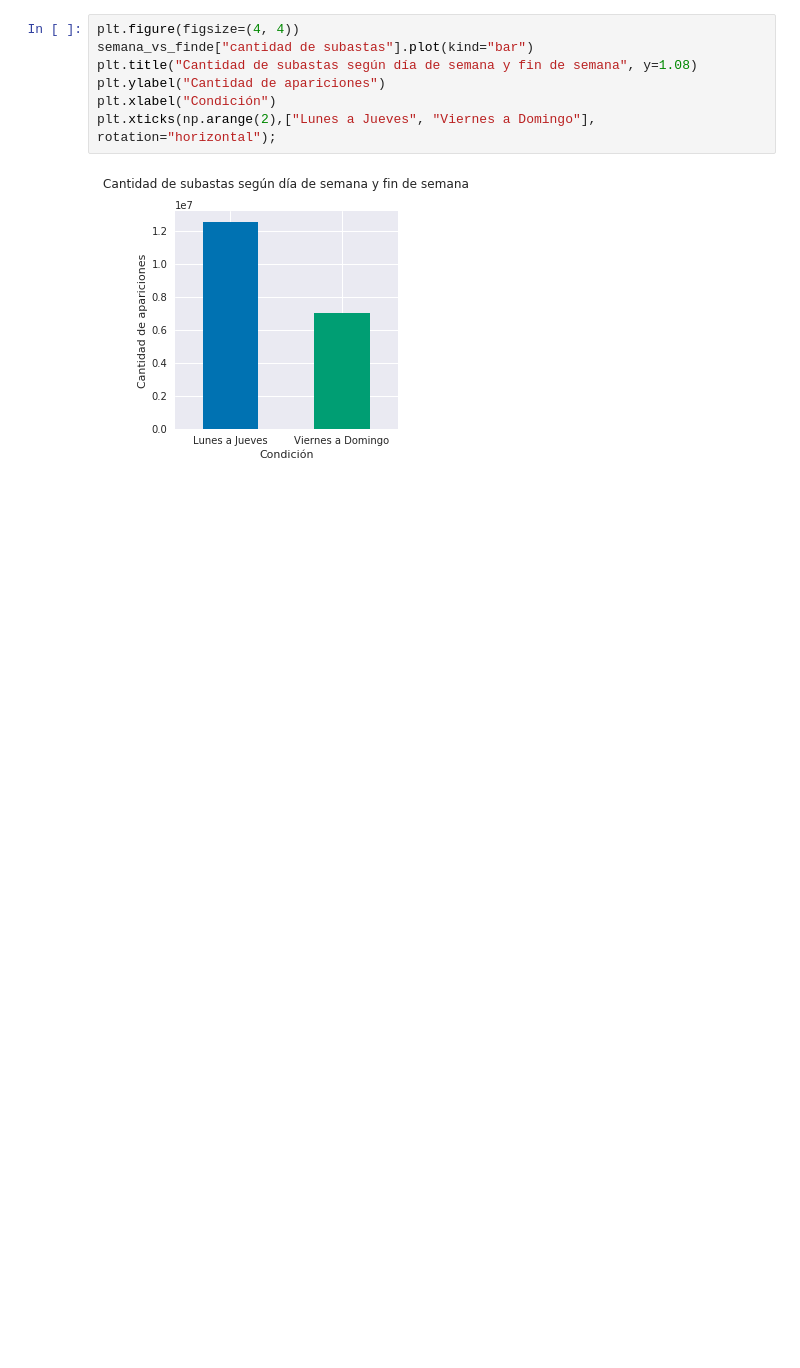
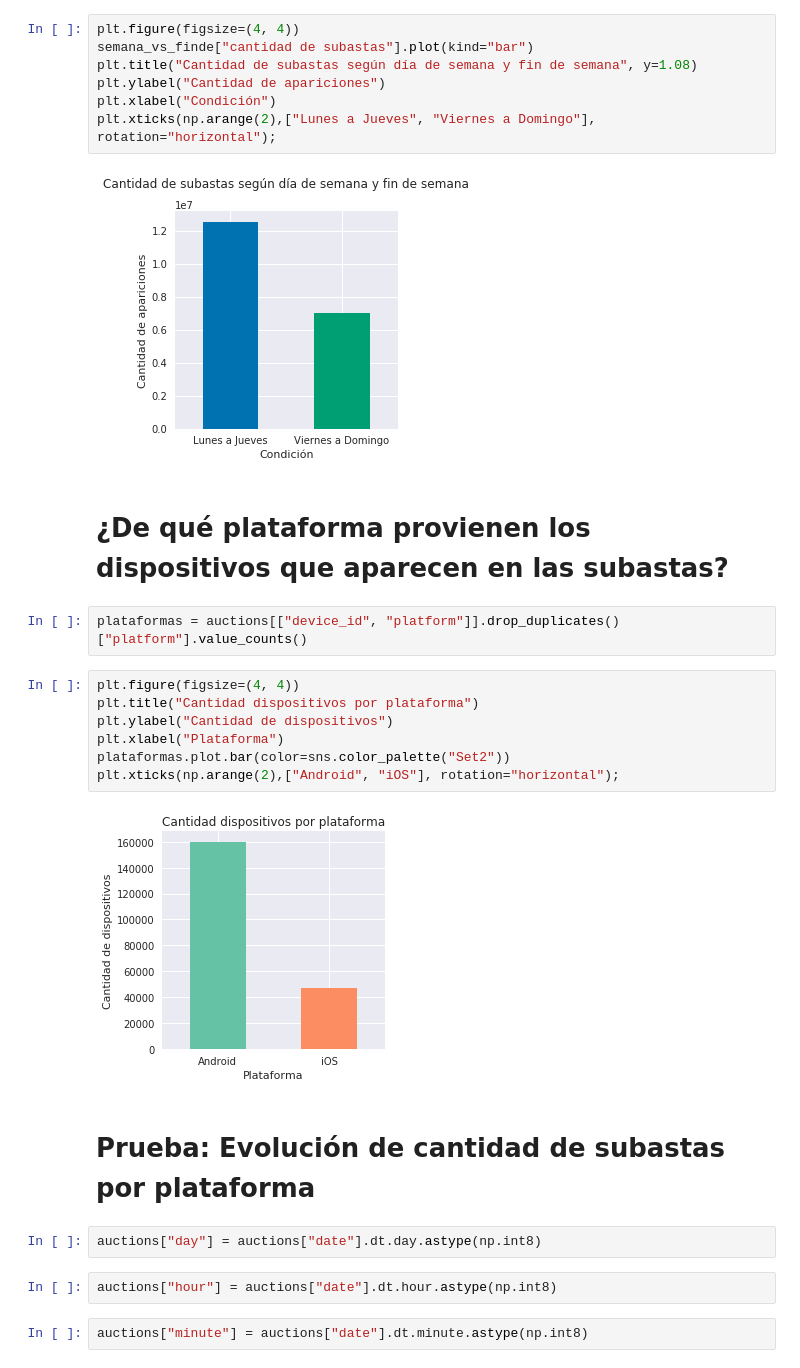
Before and after one commit to mateoicalvo/7506, a Jupyter notebook: tp1/analisis/auctions/auctions.ipynb, the cells around one changed output. Drawn from its saved outputs; the diff is of its cells as text; blank space fills up the shorter version.

```diff
--- a/tp1/analisis/auctions/auctions.ipynb
+++ b/tp1/analisis/auctions/auctions.ipynb
@@ -142,3 +142,24 @@ plt.xlabel("Condición")
 plt.xticks(np.arange(2),["Lunes a Jueves", "Viernes a Domingo"], rotation="horizontal");
 # %% [output]
 [figure]
+# %% [markdown]
+# ¿De qué plataforma provienen los dispositivos que aparecen en las subastas?
+# %%
+plataformas = auctions[["device_id", "platform"]].drop_duplicates()["platform"].value_counts()
+# %%
+plt.figure(figsize=(4, 4))
+plt.title("Cantidad dispositivos por plataforma")
+plt.ylabel("Cantidad de dispositivos")
+plt.xlabel("Plataforma")
+plataformas.plot.bar(color=sns.color_palette("Set2"))
+plt.xticks(np.arange(2),["Android", "iOS"], rotation="horizontal");
+# %% [output]
+[figure, added]
+# %% [markdown]
+# Prueba: Evolución de cantidad de subastas por plataforma
+# %%
+auctions["day"] = auctions["date"].dt.day.astype(np.int8)
+# %%
+auctions["hour"] = auctions["date"].dt.hour.astype(np.int8)
+# %%
+auctions["minute"] = auctions["date"].dt.minute.astype(np.int8)
```
Also changed, not shown: parts of 1 cell of this notebook.
